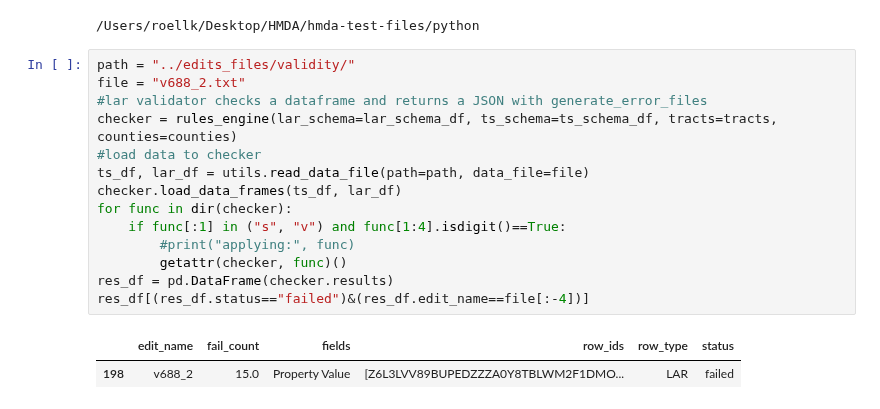
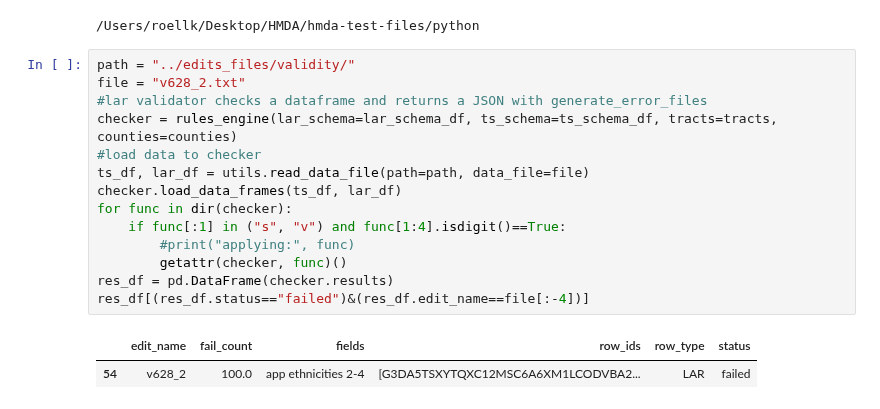
Before and after one commit to cfpb/hmda-test-files, a Jupyter notebook: python/edit_file_test_tool.ipynb, the cells around one changed output. Cells and saved outputs as stored; diff of their text form.

```diff
--- a/python/edit_file_test_tool.ipynb
+++ b/python/edit_file_test_tool.ipynb
@@ -24,18 +34,18 @@ ts_schema_df = pd.DataFrame(json.load(open("../schemas/ts_schema.json", "r")))
 /Users/roellk/Desktop/HMDA/hmda-test-files/python
 # %%
 path = "../edits_files/validity/"
-file = "v688_2.txt"
+file = "v628_2.txt"
 #lar validator checks a dataframe and returns a JSON with generate_error_files
 checker = rules_engine(lar_schema=lar_schema_df, ts_schema=ts_schema_df, tracts=tracts, counties=counties)
 #load data to checker
 ts_df, lar_df = utils.read_data_file(path=path, data_file=file)
 checker.load_data_frames(ts_df, lar_df)
 for func in dir(checker):
     if func[:1] in ("s", "v") and func[1:4].isdigit()==True:
         #print("applying:", func)
         getattr(checker, func)()
 res_df = pd.DataFrame(checker.results)
 res_df[(res_df.status=="failed")&(res_df.edit_name==file[:-4])]
 # %% [output]
 |  | edit_name | fail_count | fields | row_ids | row_type | status |
-| 198 | v688_2 | 15.0 | Property Value | [Z6L3LVV89BUPEDZZZA0Y8TBLWM2F1DMO... | LAR | failed |
+| 54 | v628_2 | 100.0 | app ethnicities 2-4 | [G3DA5TSXYTQXC12MSC6A6XM1LCODVBA2... | LAR | failed |
```
Also changed, not shown: parts of 10 cells of this notebook.
